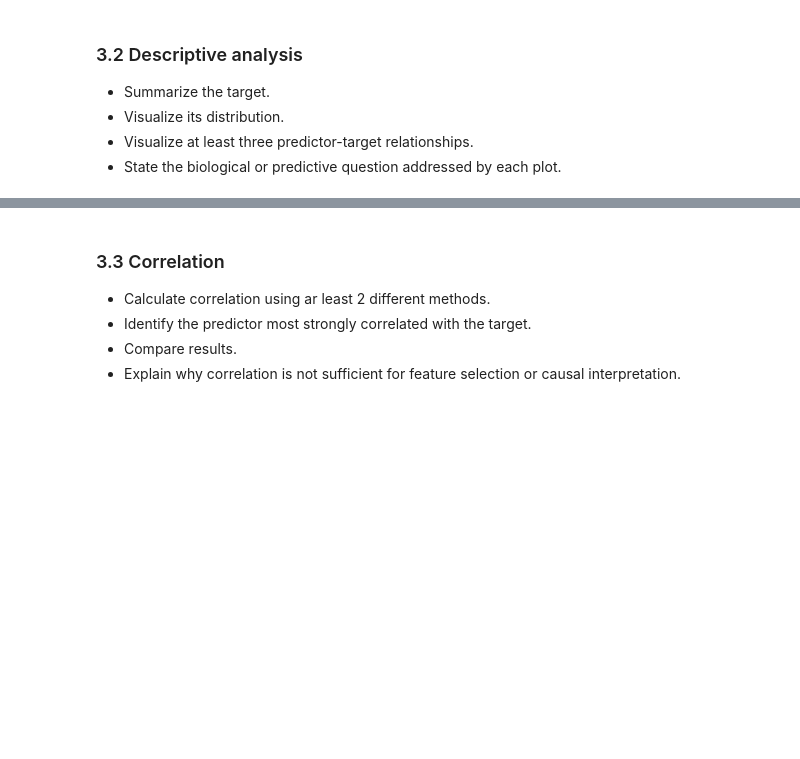
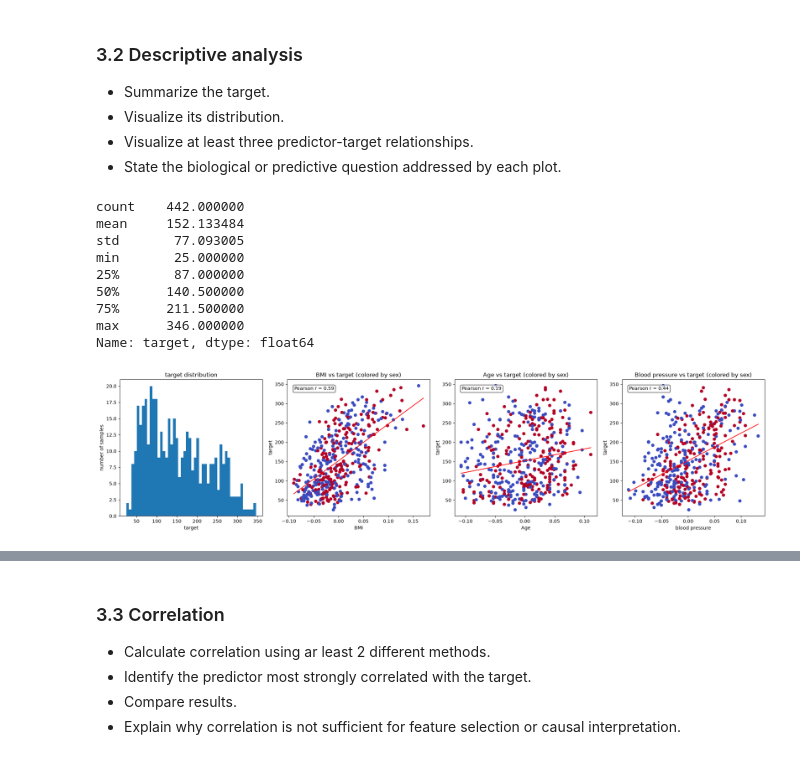
Before and after one commit to ALEGATOR1209/KSE_ML_for_bioinformatics, a Jupyter notebook: practicals/week2/REPORT_TEMPLATE.ipynb, the cells around one changed output, grey strips where cells are left out. Drawn from its saved outputs; the diff is of its cells as text; code cells hidden in the pictures; blank space fills up the shorter version.

```diff
--- a/practicals/week2/REPORT_TEMPLATE.ipynb
+++ b/practicals/week2/REPORT_TEMPLATE.ipynb
@@ -6,0 +17,5 @@
+# %%
+diabetes = load_diabetes(as_frame=True)
+
+diabetes_df = diabetes.frame.copy()
+diabetes_df.head()
@@ -84,3 +154,65 @@ Identify:
 - Visualize its distribution.
 - Visualize at least three predictor-target relationships.
 - State the biological or predictive question addressed by each plot.
+# %%
+display(diabetes_df['target'].describe())
+
+fig, axs = plt.subplots(nrows=1, ncols=4, figsize=(20, 5))
+
+axs[0].hist(diabetes_df['target'], bins=50)
+axs[0].set_title('target distribution')
+axs[0].set_xlabel('target')
+axs[0].set_ylabel('number of samples')
+
+r = diabetes_df['bmi'].corr(diabetes_df['target'])
+axs[1].scatter(diabetes_df['bmi'], diabetes_df['target'], c=diabetes_df['sex'], cmap='coolwarm')
+axs[1].set_title('BMI vs target (colored by sex)')
+axs[1].set_xlabel('BMI')
+axs[1].set_ylabel('target')
+axs[1].text(0.05, 0.95, f'Pearson r = {r:.2f}',
+            transform=axs[1].transAxes, va='top',
+            bbox=dict(boxstyle='round', facecolor='white', alpha=0.8))
+
+m, b = np.polyfit(diabetes_df['bmi'], diabetes_df['target'], 1)
+x = np.sort(diabetes_df['bmi'])
+axs[1].plot(x, m * x + b, color='red')
+
+r = diabetes_df['age'].corr(diabetes_df['target'])
+axs[2].scatter(diabetes_df['age'], diabetes_df['target'], c=diabetes_df['sex'], cmap='coolwarm')
+axs[2].set_title('Age vs target (colored by sex)')
+axs[2].set_xlabel('Age')
+axs[2].set_ylabel('target')
+axs[2].text(0.05, 0.95, f'Pearson r = {r:.2f}',
+            transform=axs[2].transAxes, va='top',
+            bbox=dict(boxstyle='round', facecolor='white', alpha=0.8))
+
+m, b = np.polyfit(diabetes_df['age'], diabetes_df['target'], 1)
+x = np.sort(diabetes_df['age'])
+axs[2].plot(x, m * x + b, color='red')
+
+r = diabetes_df['bp'].corr(diabetes_df['target'])
+axs[3].scatter(diabetes_df['bp'], diabetes_df['target'], c=diabetes_df['sex'], cmap='coolwarm')
+axs[3].set_title('Blood pressure vs target (colored by sex)')
+axs[3].set_xlabel('blood pressure')
+axs[3].set_ylabel('target')
+axs[3].text(0.05, 0.95, f'Pearson r = {r:.2f}',
+            transform=axs[3].transAxes, va='top',
+            bbox=dict(boxstyle='round', facecolor='white', alpha=0.8))
+
+m, b = np.polyfit(diabetes_df['bp'], diabetes_df['target'], 1)
+x = np.sort(diabetes_df['bp'])
+axs[3].plot(x, m * x + b, color='red')
+
+fig.tight_layout()
+fig.show()
+# %% [output]
+count    442.000000
+mean     152.133484
+std       77.093005
+min       25.000000
+25%       87.000000
+50%      140.500000
+75%      211.500000
+max      346.000000
+Name: target, dtype: float64
+[figure, added]
```
Also changed, not shown: parts of 23 cells of this notebook, 1 other file.
